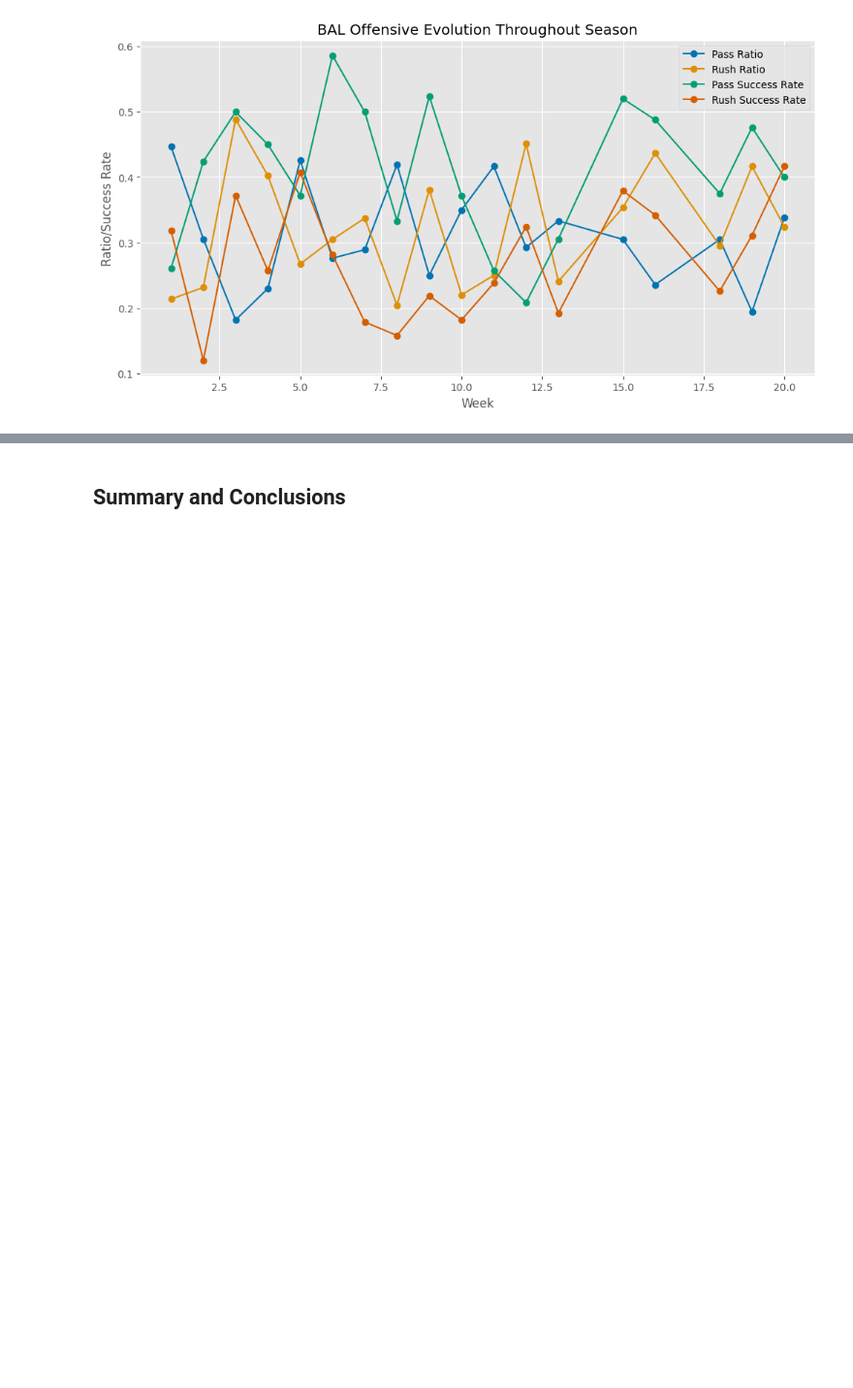
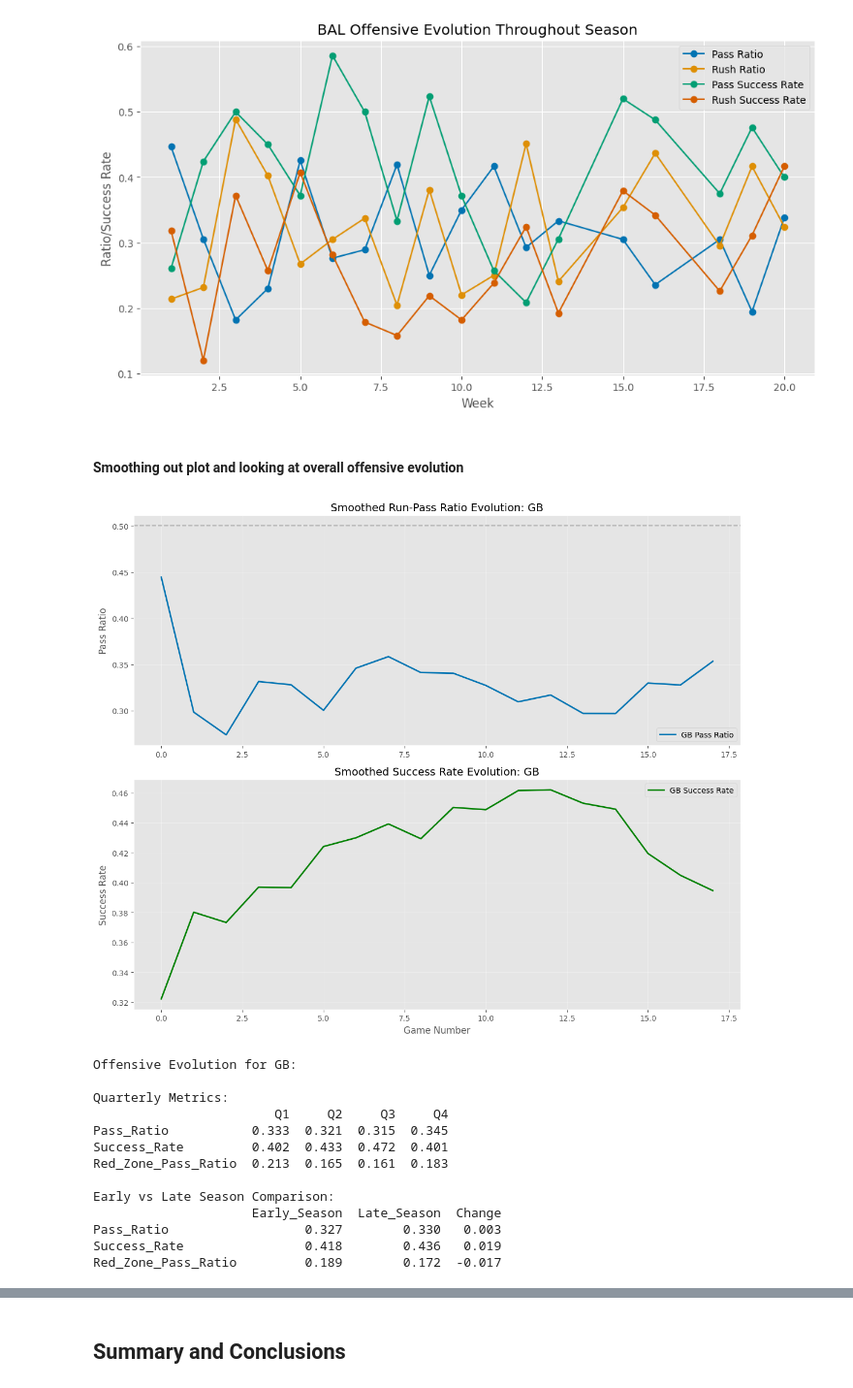
Before and after one commit to chailover/2024-nfl-pbp-analysis, a Jupyter notebook: notebooks/04_offensive_identity.ipynb, the cells around one changed output, grey strips where cells are left out. Shown at 97% size. Drawn from its saved outputs; the diff is of its cells as text; code cells hidden in the pictures; blank space fills up the shorter version.

```diff
--- a/notebooks/04_offensive_identity.ipynb
+++ b/notebooks/04_offensive_identity.ipynb
@@ -391,0 +427,2 @@ plt.show()
+# %% [markdown]
+#### Smoothing out plot and looking at overall offensive evolution
@@ -391,0 +456,38 @@ plt.show()
+# %%
+# Example analysis for a team (e.g., Green Bay Packers)
+team = 'GB'
+
+# Create smoothed visualization
+plot_smoothed_run_pass_ratio(df, team, window_size=5)
+plt.show()
+
+# Analyze offensive evolution
+evolution_metrics = analyze_offensive_evolution(df, team)
+print(f"\nOffensive Evolution for {team}:")
+print("\nQuarterly Metrics:")
+print(evolution_metrics)
+
+# Calculate and display key changes
+early_vs_late = pd.DataFrame({
+    'Early_Season': evolution_metrics[['Q1', 'Q2']].mean(axis=1),
+    'Late_Season': evolution_metrics[['Q3', 'Q4']].mean(axis=1),
+})
+early_vs_late['Change'] = early_vs_late['Late_Season'] - early_vs_late['Early_Season']
+
+print("\nEarly vs Late Season Comparison:")
+print(early_vs_late.round(3))
+# %% [output]
+[figure, added]
+Offensive Evolution for GB:
+
+Quarterly Metrics:
+                        Q1     Q2     Q3     Q4
+Pass_Ratio           0.333  0.321  0.315  0.345
+Success_Rate         0.402  0.433  0.472  0.401
+Red_Zone_Pass_Ratio  0.213  0.165  0.161  0.183
+
+Early vs Late Season Comparison:
+                     Early_Season  Late_Season  Change
+Pass_Ratio                  0.327        0.330   0.003
+Success_Rate                0.418        0.436   0.019
+Red_Zone_Pass_Ratio         0.189        0.172  -0.017
```
Also changed, not shown: parts of 4 cells of this notebook, 3 other files.
